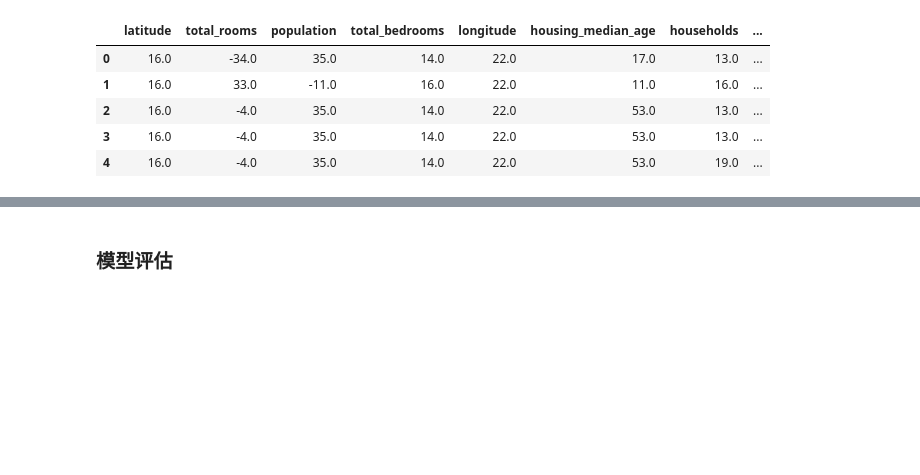
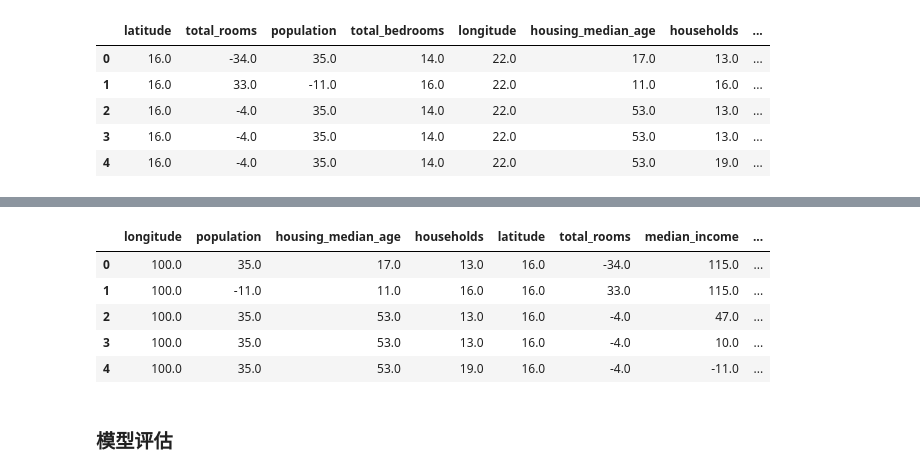
Before and after one commit to Lantianzz/Scorecard-Bundle, a Jupyter notebook: examples/示例_使用Scorecard-Bundle进行基本的评分卡建模.ipynb, the cells around one changed output, grey strips where cells are left out. Drawn from its saved outputs; the diff is of its cells as text; code cells hidden in the pictures; blank space fills up the shorter version.

```diff
--- a/examples/示例_使用Scorecard-Bundle进行基本的评分卡建模.ipynb
+++ b/examples/示例_使用Scorecard-Bundle进行基本的评分卡建模.ipynb
@@ -236,3 +263,13 @@ result.head() # if model object's verbose parameter is set to False, predict wil
+# %%
+result2 = model.predict(X, load_scorecard=sc_table)
+result2.head()
+# %% [output]
+|  | longitude | population | housing_median_age | households | latitude | total_rooms | median_income | ... |
+| 0 | 100.0 | 35.0 | 17.0 | 13.0 | 16.0 | -34.0 | 115.0 | ... |
+| 1 | 100.0 | -11.0 | 11.0 | 16.0 | 16.0 | 33.0 | 115.0 | ... |
+| 2 | 100.0 | 35.0 | 53.0 | 13.0 | 16.0 | -4.0 | 47.0 | ... |
+| 3 | 100.0 | 35.0 | 53.0 | 13.0 | 16.0 | -4.0 | 10.0 | ... |
+| 4 | 100.0 | 35.0 | 53.0 | 19.0 | 16.0 | -4.0 | -11.0 | ... |
 # %% [markdown]
 ### 模型评估
 # %%
```
Also changed, not shown: parts of 9 cells of this notebook, 1 other file.
